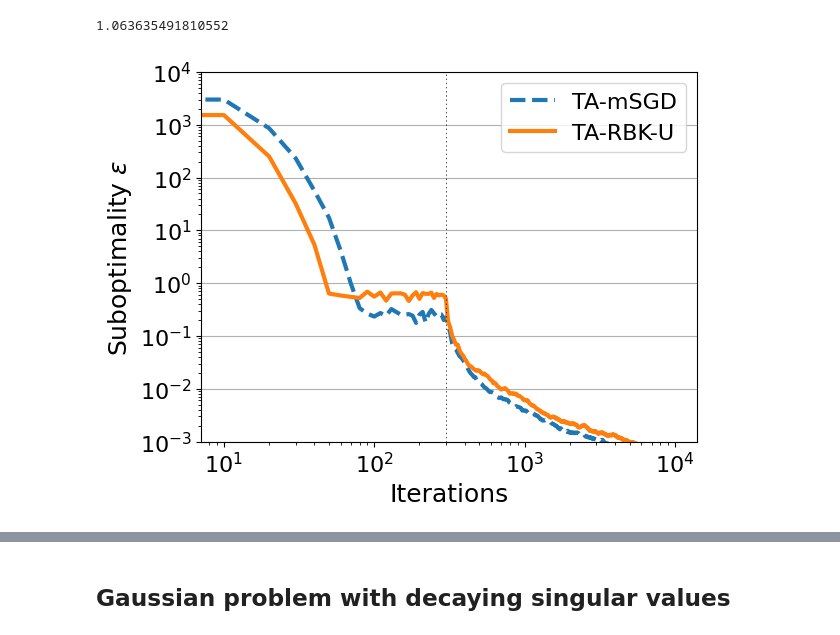
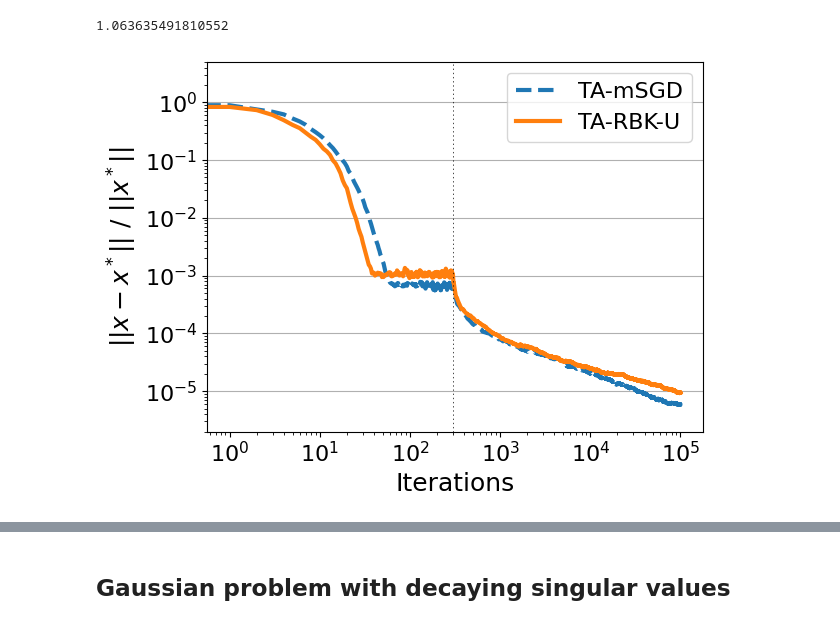
Before and after one commit to ggoldsh/block-kaczmarz-without-preprocessing, a Jupyter notebook: notebooks/random_examples.ipynb, the cells around one changed output, grey strips where cells are left out. Drawn from its saved outputs; the diff is of its cells as text; code cells hidden in the pictures.

```diff
--- a/notebooks/random_examples.ipynb
+++ b/notebooks/random_examples.ipynb
@@ -9,0 +12,5 @@ import matplotlib.pyplot as plt
+# %%
+def build_A_b(eps):
+    A = np.array([[0., 1.], [1, eps**2], [-1, eps**2]])
+    b = np.array([0., eps, eps])
+    return A,b
@@ -47,12 +129,11 @@ def block_kaczmarz(A, b, k, T, take_step):
 
     return xs
 # %%
-def plot_mean_residuals(data_list, Tburn, A, b, x_ls, plot_frequency=10, color_map={}):
+def plot_errs(data_list, Tburn, A, b, x_ls, color_map={}):
     fig, ax = plt.subplots()
 
     opt = A @ x_ls - b
-    opt_norm = np.linalg.norm(opt)
-
+    x_norm = np.linalg.norm(x_ls)
     i = 0
 
     for (xs, label, style) in data_list:
@@ -63,25 +144,22 @@ def plot_mean_residuals(data_list, Tburn, A, b, x_ls, plot_frequency=10, color_m
         x_means[0:Tburn,:] = xs[0:Tburn,:]
         x_means[Tburn:,:] = np.cumsum(xs[Tburn:,:],axis=0) / np.expand_dims(np.arange(1, T - Tburn + 2), 1)
 
-        # Only plot a subset of the iterates to save computation on the residual calculations below
-        x_means = x_means[::plot_frequency]
-        it_values = plot_frequency * np.arange(x_means.shape[0])
-
-        # Calculate residuals and epsilons
-        res = x_means @ A.T - np.expand_dims(b, axis=0)
-        eps = np.linalg.norm(res, axis=-1) / opt_norm - 1
+        # Calculate errors
+        err_vecs = x_means - x_ls
+        errs = np.linalg.norm(err_vecs, axis=-1) / x_norm
 
         if label in color_map:
-            ax.plot(it_values, eps, color=color_map[label], label=label, linestyle=style, linewidth=3)
+            ax.plot(errs, color=color_map[label], label=label, linestyle=style, linewidth=3)
         else:
-            ax.plot(it_values, eps, label=label, linestyle=style, linewidth=3)
+            ax.plot(errs, label=label, linestyle=style, linewidth=3)
 
+    if Tburn < T:
+        ax.axvline(Tburn, color='black', dashes=[2,4], linewidth=0.5)
 
-    ax.axvline(Tburn, color='black', dashes=[2,4], linewidth=0.5)
     ax.set_xscale('log')
     ax.set_yscale('log')
     ax.set_xlabel('Iterations')
-    ax.set_ylabel('Suboptimality $\epsilon$')
+    ax.set_ylabel(r'$||x - x^*||$ / $||x^*||$')
     ax.legend(loc='upper right')
     ax.grid(axis='y')
 
@@ -118,3 +198,10 @@ x_rbk = block_kaczmarz(A,b,k,T, get_rbk_step())
+# %%
+data = np.load('data/gaussian.npz')
+A = data['A']
+b = data['b']
+x_ls = np.linalg.lstsq(A, b, rcond=None)[0]
+x_sgd = data['x_sgd']
+x_rbk = data['x_rbk']
 # %%
 x_data = [x_sgd, x_rbk ]
 labels = ['TA-mSGD', "TA-RBK-U"]
@@ -123,10 +210,10 @@ Tburn = 300
 # %%
 plt.rcParams.update({'font.size': 16})
 plt.rcParams.update({'axes.labelsize': 18})
 
-fig, ax = plot_mean_residuals(zip(x_data, labels,styles), Tburn, A, b, x_ls)
-ax.set_ylim([1e-3, 1e4])
+fig, ax = plot_errs(zip(x_data, labels,styles), Tburn, A, b, x_ls)
+ax.set_ylim([2e-6, 5])
 plt.savefig("isotropic_gaussian.pdf", bbox_inches='tight')
 # %% [output]
-[figure, old version]
+[figure, new version]
 # %%
```
Also changed, not shown: parts of 47 cells of this notebook.
